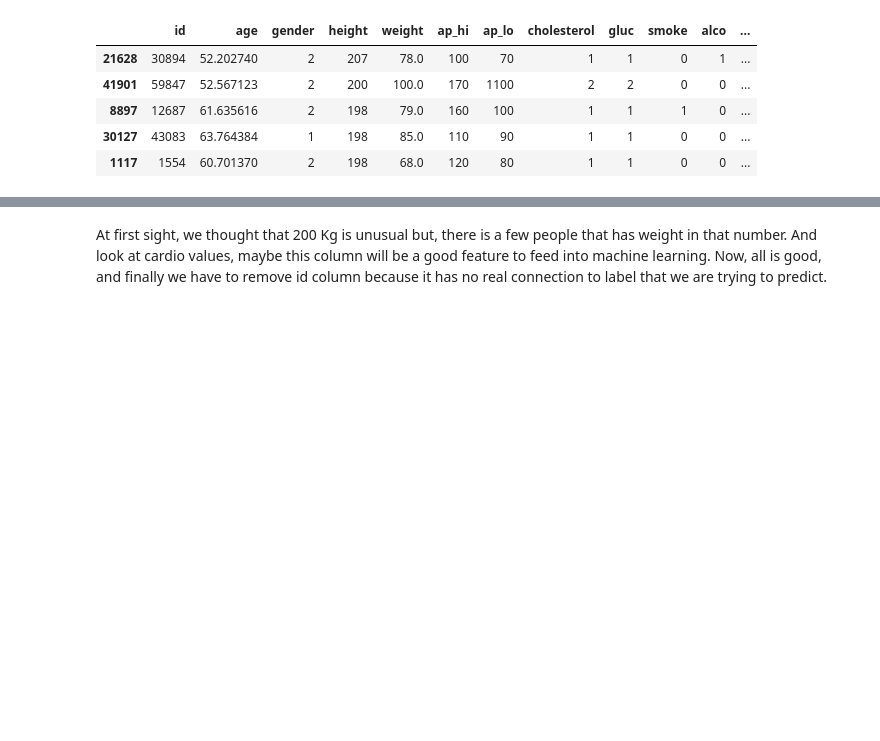
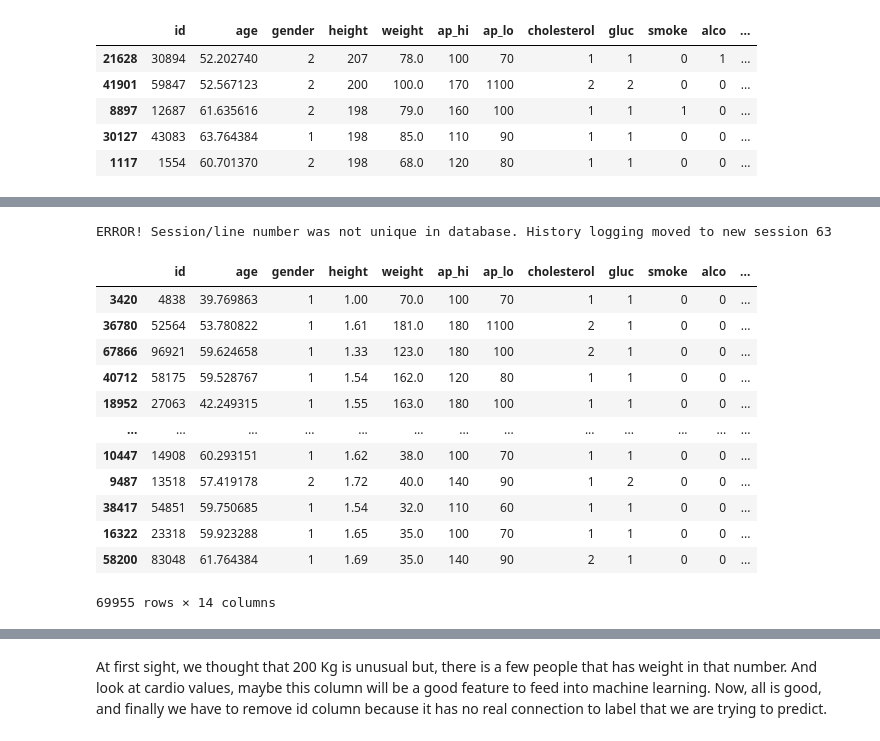
Before and after one commit to reyhanalemmario/bangkit, a Jupyter notebook: first_project.ipynb, the cells around one changed output, grey strips where cells are left out. Cells and saved outputs as stored; diff of their text form; code cells hidden in the pictures; blank space fills up the shorter version.

```diff
--- a/first_project.ipynb
+++ b/first_project.ipynb
@@ -111,3 +141,23 @@ data.head()
+# %%
+#Filtering the acceptable BMI values
+data = data[data["BMI"] <= 70]
+data = data[data["BMI"] >= 12]
+data.sort_values(["BMI"], ascending=False)
+# %% [output]
+ERROR! Session/line number was not unique in database. History logging moved to new session 63
+|  | id | age | gender | height | weight | ap_hi | ap_lo | cholesterol | gluc | smoke | alco | ... |
+| 3420 | 4838 | 39.769863 | 1 | 1.00 | 70.0 | 100 | 70 | 1 | 1 | 0 | 0 | ... |
+| 36780 | 52564 | 53.780822 | 1 | 1.61 | 181.0 | 180 | 1100 | 2 | 1 | 0 | 0 | ... |
+| 67866 | 96921 | 59.624658 | 1 | 1.33 | 123.0 | 180 | 100 | 2 | 1 | 0 | 0 | ... |
+| 40712 | 58175 | 59.528767 | 1 | 1.54 | 162.0 | 120 | 80 | 1 | 1 | 0 | 0 | ... |
+| 18952 | 27063 | 42.249315 | 1 | 1.55 | 163.0 | 180 | 100 | 1 | 1 | 0 | 0 | ... |
+| ... | ... | ... | ... | ... | ... | ... | ... | ... | ... | ... | ... | ... |
+| 10447 | 14908 | 60.293151 | 1 | 1.62 | 38.0 | 100 | 70 | 1 | 1 | 0 | 0 | ... |
+| 9487 | 13518 | 57.419178 | 2 | 1.72 | 40.0 | 140 | 90 | 1 | 2 | 0 | 0 | ... |
+| 38417 | 54851 | 59.750685 | 1 | 1.54 | 32.0 | 110 | 60 | 1 | 1 | 0 | 0 | ... |
+| 16322 | 23318 | 59.923288 | 1 | 1.65 | 35.0 | 100 | 70 | 1 | 1 | 0 | 0 | ... |
+| 58200 | 83048 | 61.764384 | 1 | 1.69 | 35.0 | 140 | 90 | 2 | 1 | 0 | 0 | ... |
+69955 rows × 14 columns
 # %%
 data = data.sort_values(["weight"], ascending=False)
 data.head(10)
```
Also changed, not shown: parts of 11 cells of this notebook.
